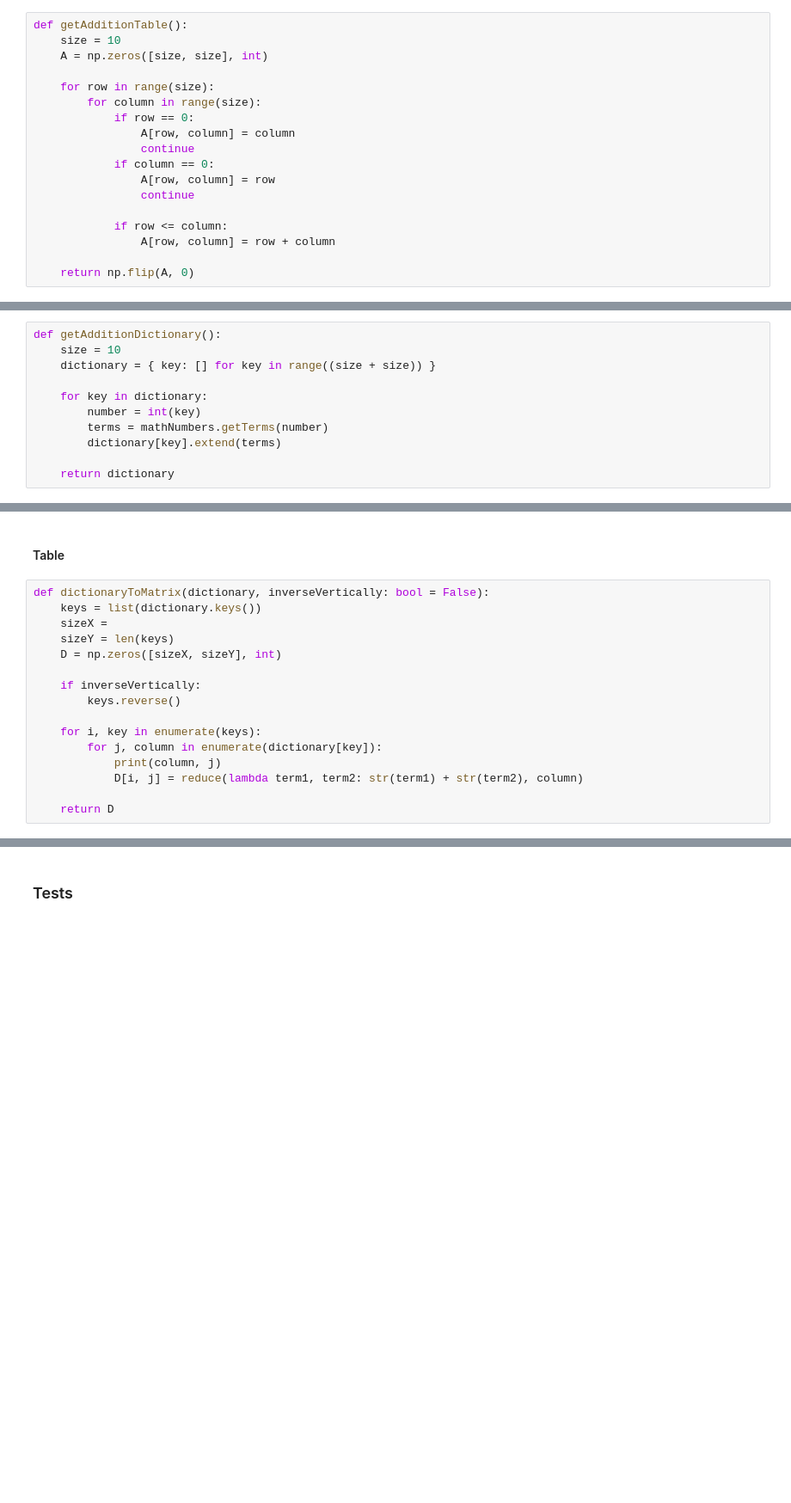
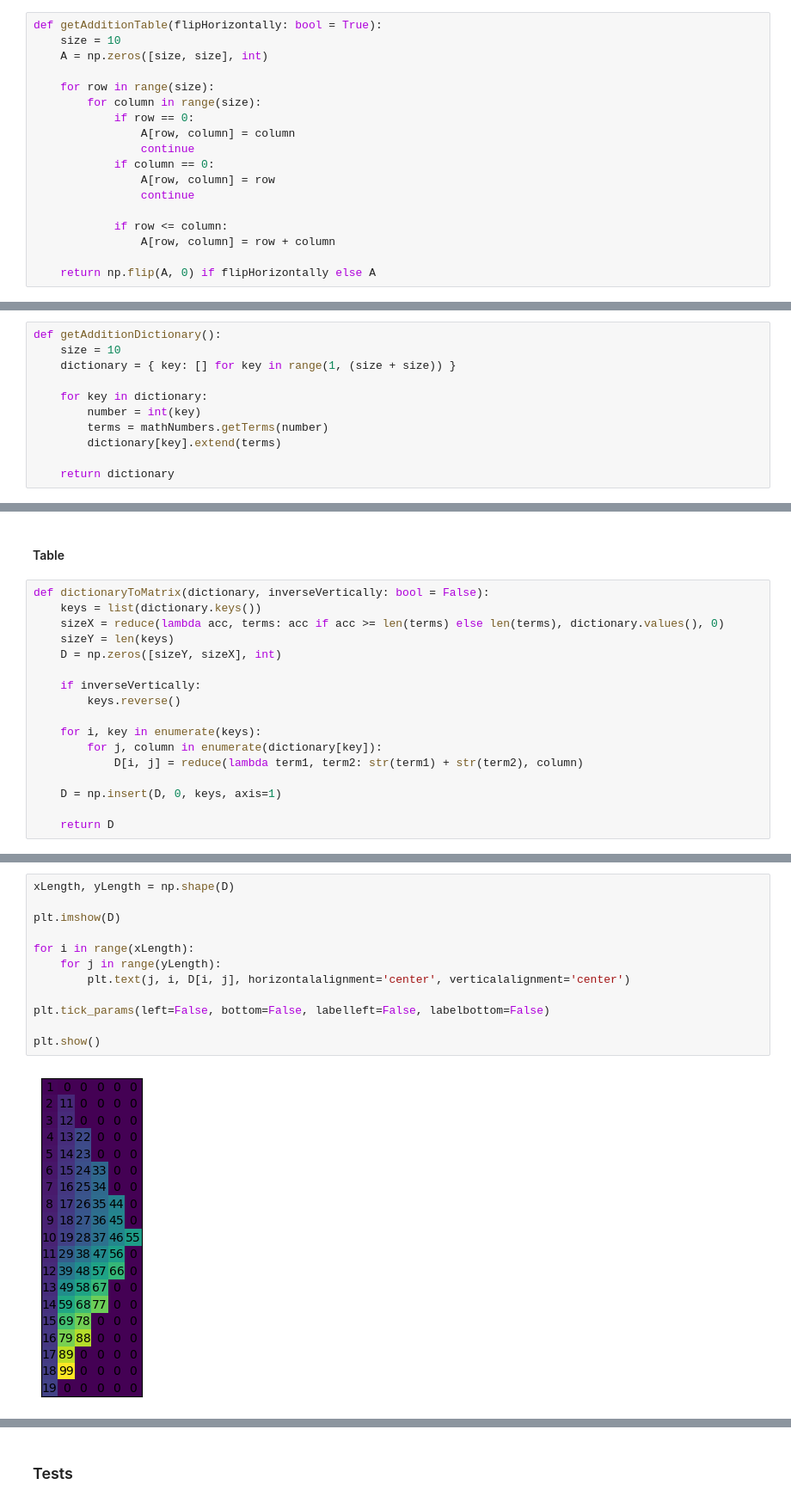
Before and after one commit to SergeyOberemok/python-storybook, a Jupyter notebook: Math/Addition table.ipynb, the cells around one changed output, grey strips where cells are left out. Shown: that part at 86% size. Saved outputs shown, nothing was run; the diff lists cells and outputs as text; blank space fills up the shorter version.

```diff
--- a/Math/Addition table.ipynb
+++ b/Math/Addition table.ipynb
@@ -39,7 +40,7 @@ print(icons)
 # %% [markdown]
 #### Matrix
 # %%
-def getAdditionTable():
+def getAdditionTable(flipHorizontally: bool = True):
     size = 10
     A = np.zeros([size, size], int)
 
@@ -55,7 +56,7 @@ def getAdditionTable():
             if row <= column:
                 A[row, column] = row + column
 
-    return np.flip(A, 0)
+    return np.flip(A, 0) if flipHorizontally else A
 # %%
 A = getAdditionTable()
 
@@ -102,7 +103,7 @@ display(HTML(htmlOutput.tableToHtml(iconsTable)))
 # %%
 def getAdditionDictionary():
     size = 10
-    dictionary = { key: [] for key in range((size + size)) }
+    dictionary = { key: [] for key in range(1, (size + size)) }
 
     for key in dictionary:
         number = int(key)
@@ -121,16 +122,17 @@ print(additionDictionary)
 # %%
 def dictionaryToMatrix(dictionary, inverseVertically: bool = False):
     keys = list(dictionary.keys())
-    sizeX =
+    sizeX = reduce(lambda acc, terms: acc if acc >= len(terms) else len(terms), dictionary.values(), 0)
     sizeY = len(keys)
-    D = np.zeros([sizeX, sizeY], int)
+    D = np.zeros([sizeY, sizeX], int)
 
     if inverseVertically:
         keys.reverse()
 
     for i, key in enumerate(keys):
         for j, column in enumerate(dictionary[key]):
-            print(column, j)
             D[i, j] = reduce(lambda term1, term2: str(term1) + str(term2), column)
 
+    D = np.insert(D, 0, keys, axis=1)
+
     return D
@@ -188,0 +147,14 @@ display(HTML(htmlOutput.dictionaryToHtml(iconsAdditionDictionary, True)))
+# %%
+xLength, yLength = np.shape(D)
+
+plt.imshow(D)
+
+for i in range(xLength):
+    for j in range(yLength):
+        plt.text(j, i, D[i, j], horizontalalignment='center', verticalalignment='center')
+
+plt.tick_params(left=False, bottom=False, labelleft=False, labelbottom=False)
+
+plt.show()
+# %% [output]
+[figure, added]
```
Also changed, not shown: parts of 15 cells of this notebook, 34 other files.
